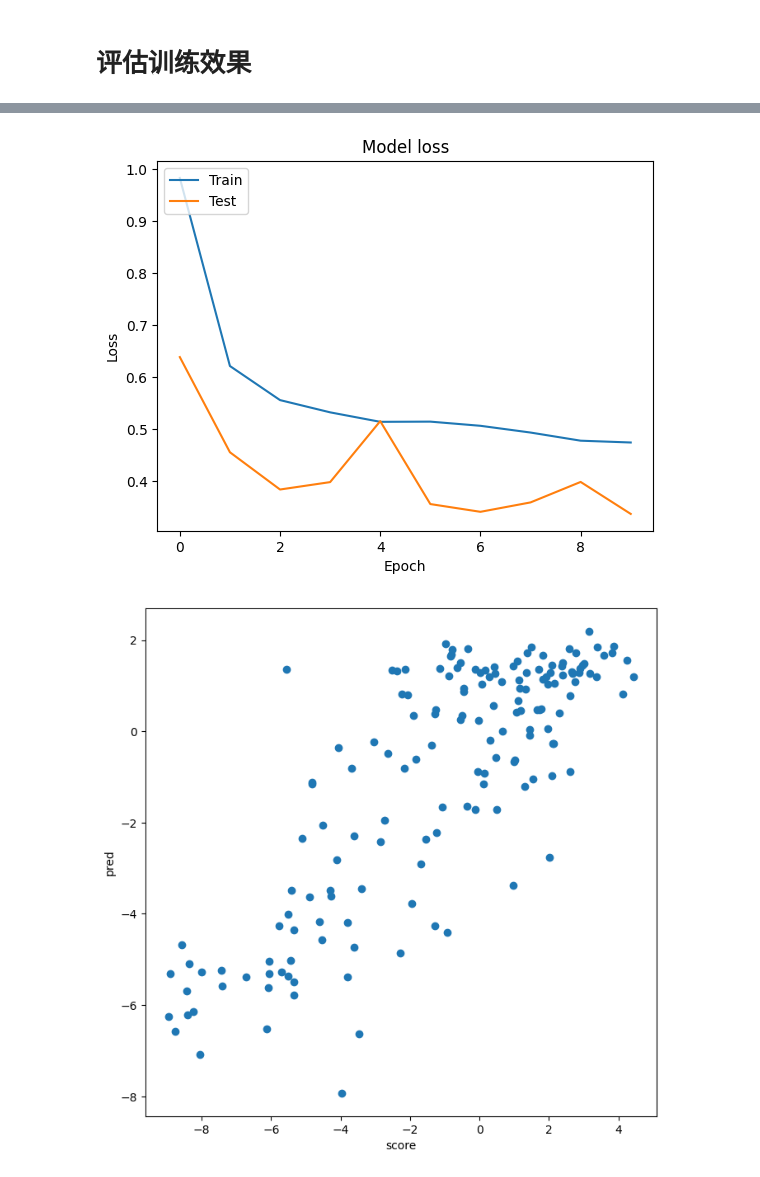
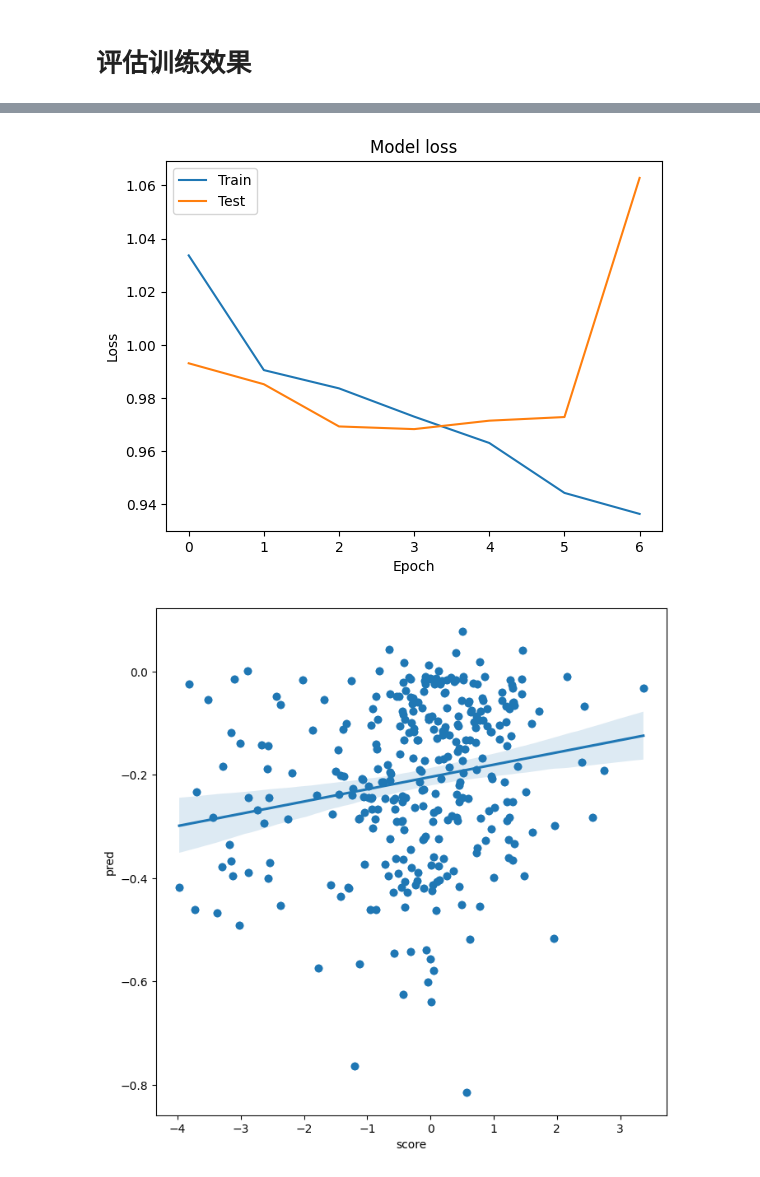
Before and after one commit to txdas/biotech, a Jupyter notebook: notebook/SEV_Promoter/2.traincnn.ipynb, the cells around one changed output, grey strips where cells are left out. Cells and saved outputs as stored; diff of their text form; code cells hidden in the pictures.

Commit message:
add generate models

```diff
--- a/notebook/SEV_Promoter/2.traincnn.ipynb
+++ b/notebook/SEV_Promoter/2.traincnn.ipynb
@@ -12,17 +12,17 @@ from tensorflow.keras.models import Sequential, Model
 from tensorflow.keras import backend as K
 from tensorflow.keras.layers import Dense,Dropout,Activation,Flatten,Conv1D,InputLayer,Convolution1D,MaxPooling1D,BatchNormalization,Concatenate,Input
 
-# seq_len, filter_len = 118+18, 8
-seq_len, filter_len = 118, 4
+seq_len, filter_len = 118, 8
+# seq_len, filter_len = 118, 12
 # nbr_filters, nodes = 100, 300
 # dropout = (0.2, 0)
 # # dropout = (0, 0)
 # layers, border_mode = 2 , 'same'
 
-nbr_filters, nodes = 200, 100
-dropout = (0.05, 0)
+nbr_filters, nodes = 100, 200
+dropout = (0.15, 0.15)
 # dropout = (0, 0)
-layers, border_mode = 3 , 'same'
+layers, border_mode = 2 , 'same'
 
 ''' Build model archicture and fit.'''
 model = Sequential()
@@ -101,8 +103,8 @@ def one_hot_encode(df, col='seq', seq_len=44):
 
 
 set_seed(42)
-name="pl3-1-2"
-datadir=f"/Users/john/data/sev/results/{name}/{name}_"
+name="15-8-25-1"
+datadir=f"/Users/john/data/sev/sev_240222/results/{name}/{name}_"
 # datadir="./data"
 e_train = pd.read_csv(f"{datadir}train.csv")
 e_test= pd.read_csv(f"{datadir}test.csv")
@@ -115,6 +117,6 @@ e_test.loc[:,'scaled_rl'] = preprocessing.StandardScaler().fit_transform(e_test.
 e_train.loc[:,'scaled_rl'] = preprocessing.StandardScaler().fit_transform(e_train.loc[:,label].values.reshape(-1,1))
 earlyStop = EarlyStopping(monitor='val_loss', min_delta=0, patience=3, mode='min', verbose=1,
                           restore_best_weights = True)
-history = model.fit(seq_e_train, e_train['scaled_rl'], batch_size=64, epochs=10,callbacks=[earlyStop], verbose=1,
+history = model.fit(seq_e_train, e_train['scaled_rl'], batch_size=64, epochs=15,callbacks=[earlyStop], verbose=1,
                     validation_data=(seq_e_test,e_test["scaled_rl"]), shuffle=True)
 # %% [output]
@@ -184,14 +185,20 @@ plt.xlabel('Epoch')
 plt.legend(['Train', 'Test'], loc='upper left')
 plt.show()
 # %% [output]
-[figure, old version]
+[figure, new version]
 # %%
+import matplotlib.pyplot as plt
+import seaborn as sns
+# from sklearn import linear_model
+# model = linear_model.LinearRegression()
+# model.fit(e_test["score"].values.reshape(-1, 1), e_test["pred"].values.reshape(-1, 1))
 # e_test=pd.read_csv("test.csv")
 sdf = e_test
 plt.figure(figsize=(8, 8))
 plt.scatter(e_test["score"], e_test["pred"], marker='o')
+sns.regplot(x=e_test["score"],  y=e_test["pred"])
 plt.xlabel("score")
 plt.ylabel("pred")
 plt.show()
 # %% [output]
-[figure, old version]
+[figure, new version]
```
Also changed, not shown: parts of 6 cells of this notebook, 18 other files.
